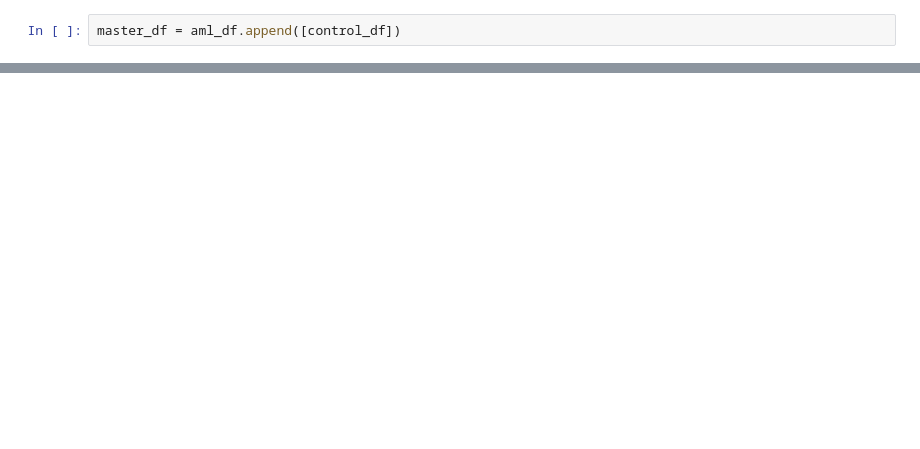
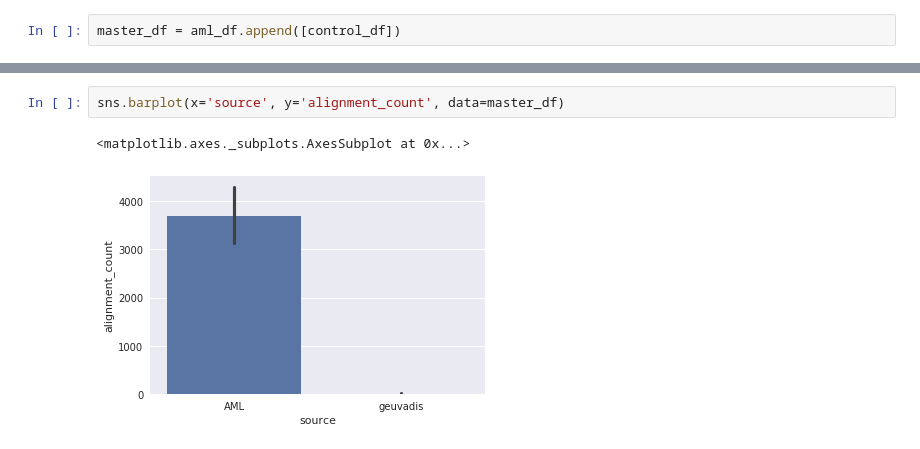
Before and after one commit to NCBI-Hackathons/Tryptase_Duplication, a Jupyter notebook: analysis/notebooks/create_scatter_figure.ipynb, the cells around one changed output, grey strips where cells are left out. Cells and saved outputs as stored; diff of their text form; blank space fills up the shorter version.

```diff
--- a/analysis/notebooks/create_scatter_figure.ipynb
+++ b/analysis/notebooks/create_scatter_figure.ipynb
@@ -113,0 +111,5 @@ control_df.describe()
+# %%
+sns.barplot(x='source', y='alignment_count', data=master_df)
+# %% [output]
+<matplotlib.axes._subplots.AxesSubplot at 0x...>
+[figure, added]
```
Also changed, not shown: parts of 14 cells of this notebook, 10 other files.
